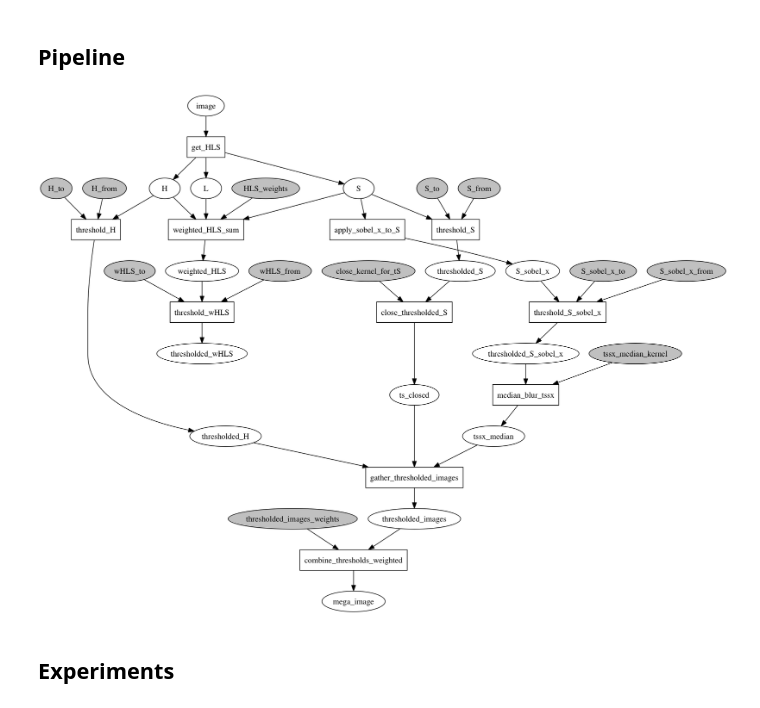
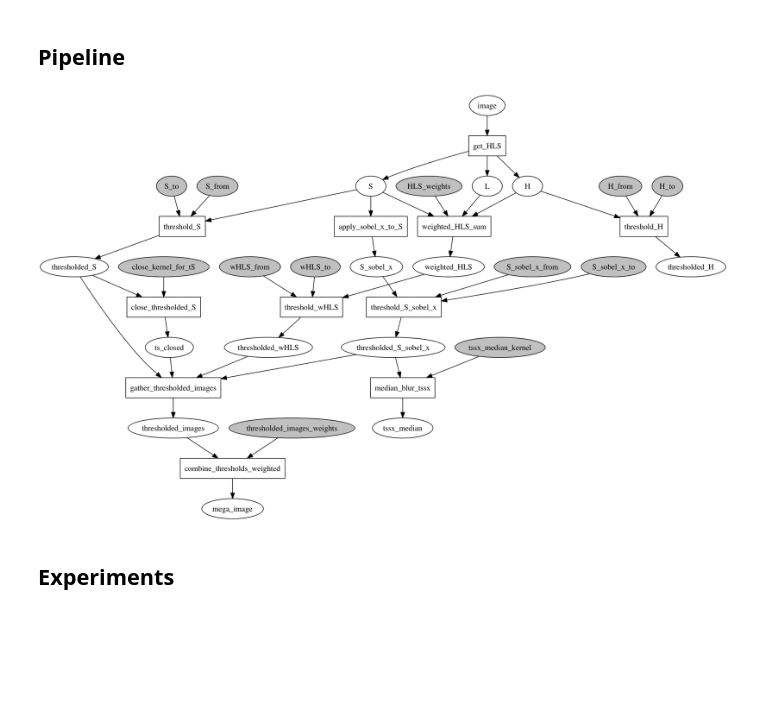
Before and after one commit to semeniuta/CarND-Advanced-Lane-Lines, a Jupyter notebook: advanced_lane_finding_proto.ipynb, the cells around one changed output. Saved outputs shown, nothing was run; the diff lists cells and outputs as text; code cells hidden in the pictures; blank space fills up the shorter version.

```diff
--- a/advanced_lane_finding_proto.ipynb
+++ b/advanced_lane_finding_proto.ipynb
@@ -142,7 +142,7 @@ func_io = {
     'median_blur_tssx': (('thresholded_S_sobel_x', 'tssx_median_kernel'), 'tssx_median'),
     'close_thresholded_S': (('thresholded_S', 'close_kernel_for_tS'), 'ts_closed'),
     'gather_thresholded_images': (
-        ('tssx_median', 'ts_closed', 'thresholded_H'),
+        ('ts_closed', 'thresholded_S_sobel_x', 'thresholded_S', 'thresholded_wHLS'), # 'tssx_median', 'ts_closed', 'thresholded_H'
         'thresholded_images'
     ),
     'combine_thresholds_weighted': (('thresholded_images', 'thresholded_images_weights'), 'mega_image'),
@@ -151,30 +151,31 @@ func_io = {
 cg = CompGraph(func_dict, func_io)
 # %%
 params = {
-    'HLS_weights': [0, 0.7, 1.],
-    'S_from': 180,
+    'HLS_weights': [0, 0.4, 1.],   # [0, 0.7, 1.],
+    'S_from': 180, # 180
     'S_to': 250,
-    'H_from': 90,
+    'H_from': 95,
     'H_to': 100,
-    'wHLS_from': 220,
-    'wHLS_to': 250,
+    'wHLS_from': 180,   # 220
+    'wHLS_to': 255,     # 250
     'S_sobel_x_from': 20, # 20
     'S_sobel_x_to': 100, #60
-    'tssx_median_kernel': 11,
+    'tssx_median_kernel': 5,
     'close_kernel_for_tS': (3, 3),
     'thresholded_images_weights': [
-#        3.,  # t_wHLS
-        11.,  # t_ssx_median
-        7., # ts_closed
-        5.  # t_H
+        #'ts_closed', 'thresholded_S_sobel_x', 'thresholded_S', 'thresholded_wHLS'
+        1.,
+        1.,
+        0.9,
+        0.8
     ]
 }
 
 runner = CompGraphRunner(cg, frozen_tokens=params)
 runner.run(image=warped_images[1])
 
 nxpd.draw(runner.token_manager.to_networkx())
 # %% [output]
-[figure, old version]
+[figure, new version]
 # %% [markdown]
 ## Experiments
```
Also changed, not shown: parts of 7 cells of this notebook.
